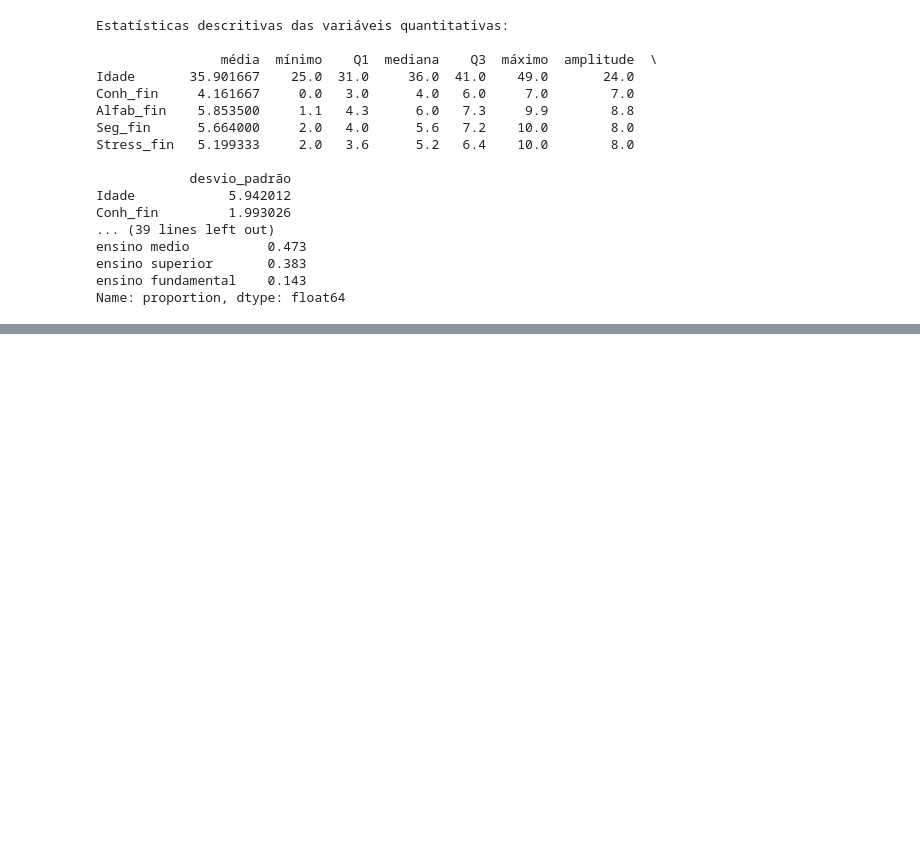
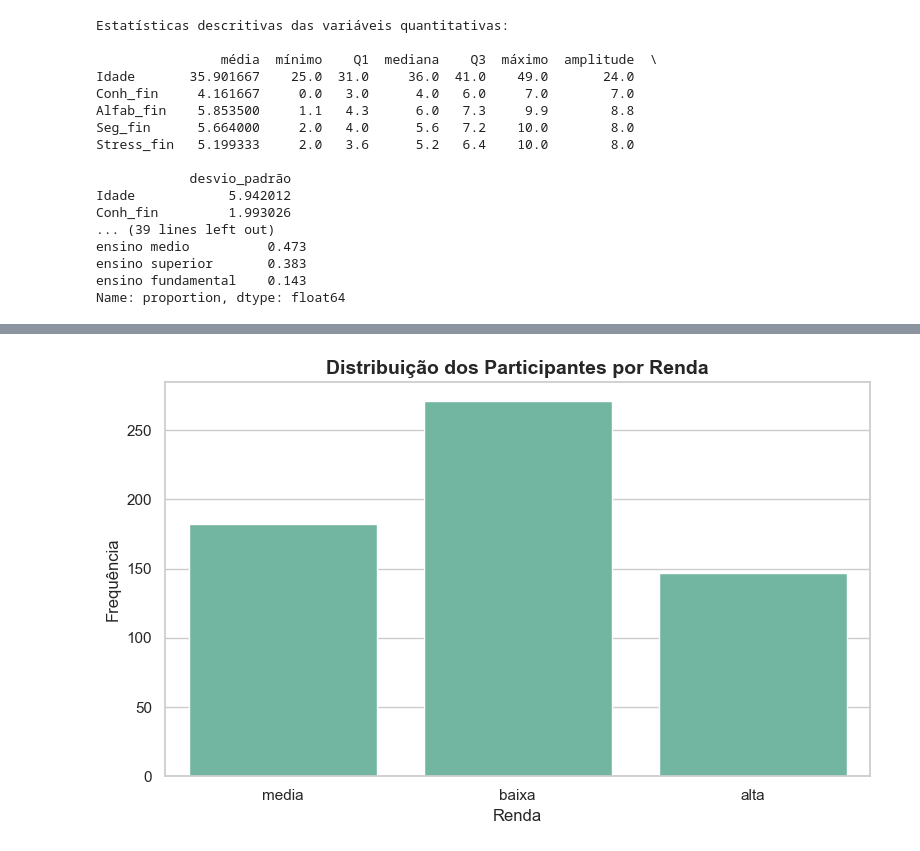
Before and after one commit to gabifgv/mba_fgv_analytics_ia, a Jupyter notebook: 1. Introducao_DS/Trabalho final/GabriellaPinheiro_trabalhofinal.ipynb, the cells around one changed output, grey strips where cells are left out. Drawn from its saved outputs; the diff is of its cells as text; code cells hidden in the pictures; blank space fills up the shorter version.

```diff
--- a/1. Introducao_DS/Trabalho final/GabriellaPinheiro_trabalhofinal.ipynb
+++ b/1. Introducao_DS/Trabalho final/GabriellaPinheiro_trabalhofinal.ipynb
@@ -247,0 +176,96 @@ print(analise_renda)
+# %%
+# --------------------------------------------------------------
+# C. VISUALIZAÇÕES: 2 diagramas de barras, 2 boxplots e 1 dispersão
+# --------------------------------------------------------------
+
+import seaborn as sns
+import matplotlib.pyplot as plt
+
+# Estilo visual
+sns.set(style="whitegrid", palette="Set2")
+
+# --------------------------------------------------------------
+# 1. Diagrama de barras — Distribuição da Renda
+# Mostra a frequência de participantes por faixa de renda
+# --------------------------------------------------------------
+plt.figure(figsize=(8, 5))
+sns.countplot(data=df, x='Renda')
+plt.title("Distribuição dos Participantes por Renda", fontsize=14, weight='bold')
+plt.xlabel("Renda")
+plt.ylabel("Frequência")
+plt.tight_layout()
+plt.show()
+
+print("\nInterpretação econômica - Renda:")
+print("A maioria dos participantes possui renda baixa, o que pode indicar vulnerabilidade financeira.")
+print("Isso sugere possíveis dificuldades para poupança, acesso ao crédito e estabilidade econômica.")
+
+# --------------------------------------------------------------
+# 2. Diagrama de barras — Distribuição por Escolaridade
+# Mostra o nível de escolaridade dos respondentes
+# --------------------------------------------------------------
+plt.figure(figsize=(8, 5))
+sns.countplot(data=df, x='Escolaridade')
+plt.title("Distribuição por Escolaridade", fontsize=14, weight='bold')
+plt.xlabel("Escolaridade")
+plt.ylabel("Frequência")
+plt.xticks(rotation=15)
+plt.tight_layout()
+plt.show()
+
+print("\nInterpretação econômica - Escolaridade:")
+print("A maioria dos participantes tem ensino médio, seguido do superior.")
+print("A escolaridade pode influenciar diretamente a capacidade de entender e lidar com temas financeiros.")
+
+# --------------------------------------------------------------
+# 3. Boxplot — Alfabetização Financeira por Renda
+# Compara o nível de alfabetização financeira entre grupos de renda
+# --------------------------------------------------------------
+plt.figure(figsize=(8, 5))
+sns.boxplot(data=df, x='Renda', y='Alfab_fin', linewidth=1.5)
+plt.title("Alfabetização Financeira por Renda", fontsize=14, weight='bold')
+plt.xlabel("Renda")
+plt.ylabel("Alfabetização Financeira")
+plt.tight_layout()
+plt.show()
+
+print("\nInterpretação econômica - Alfabetização x Renda:")
+print("Participantes com renda alta apresentam maior alfabetização financeira.")
+print("Isso indica que pessoas com mais recursos tendem a ter maior acesso a conhecimento e educação financeira.")
+
+# --------------------------------------------------------------
+# 4. Boxplot — Estresse Financeiro por Escolaridade
+# Avalia o estresse financeiro médio em cada grupo de escolaridade
+# --------------------------------------------------------------
+plt.figure(figsize=(8, 5))
+sns.boxplot(data=df, x='Escolaridade', y='Stress_fin', linewidth=1.5)
+plt.title("Estresse Financeiro por Escolaridade", fontsize=14, weight='bold')
+plt.xlabel("Escolaridade")
+plt.ylabel("Estresse Financeiro")
+plt.xticks(rotation=15)
+plt.tight_layout()
+plt.show()
+
+print("\nInterpretação econômica - Estresse x Escolaridade:")
+print("Participantes com menor escolaridade tendem a apresentar maior estresse financeiro.")
+print("Isso pode estar relacionado à menor capacidade de planejamento e maior exposição a dificuldades econômicas.")
+
+# --------------------------------------------------------------
+# 5. Dispersão — Segurança Financeira vs Alfabetização
+# Analisa a relação entre segurança percebida e alfabetização financeira
+# --------------------------------------------------------------
+plt.figure(figsize=(8, 5))
+sns.scatterplot(data=df, x='Alfab_fin', y='Seg_fin', hue='Renda', s=70, alpha=0.8, edgecolor='k')
+plt.title("Segurança Financeira vs Alfabetização Financeira", fontsize=14, weight='bold')
+plt.xlabel("Alfabetização Financeira")
+plt.ylabel("Segurança Financeira")
+plt.legend(title="Renda", loc='upper left')
+plt.grid(True, linestyle='--', alpha=0.5)
+plt.tight_layout()
+plt.show()
+
+print("\nInterpretação econômica - Segurança x Alfabetização:")
+print("Há uma relação positiva clara: quanto maior a alfabetização financeira, maior a sensação de segurança.")
+print("Além disso, participantes com maior renda tendem a reunir mais conhecimento e maior estabilidade financeira.")
+# %% [output]
+[figure, added]
```
Also changed, not shown: parts of 6 cells of this notebook.
